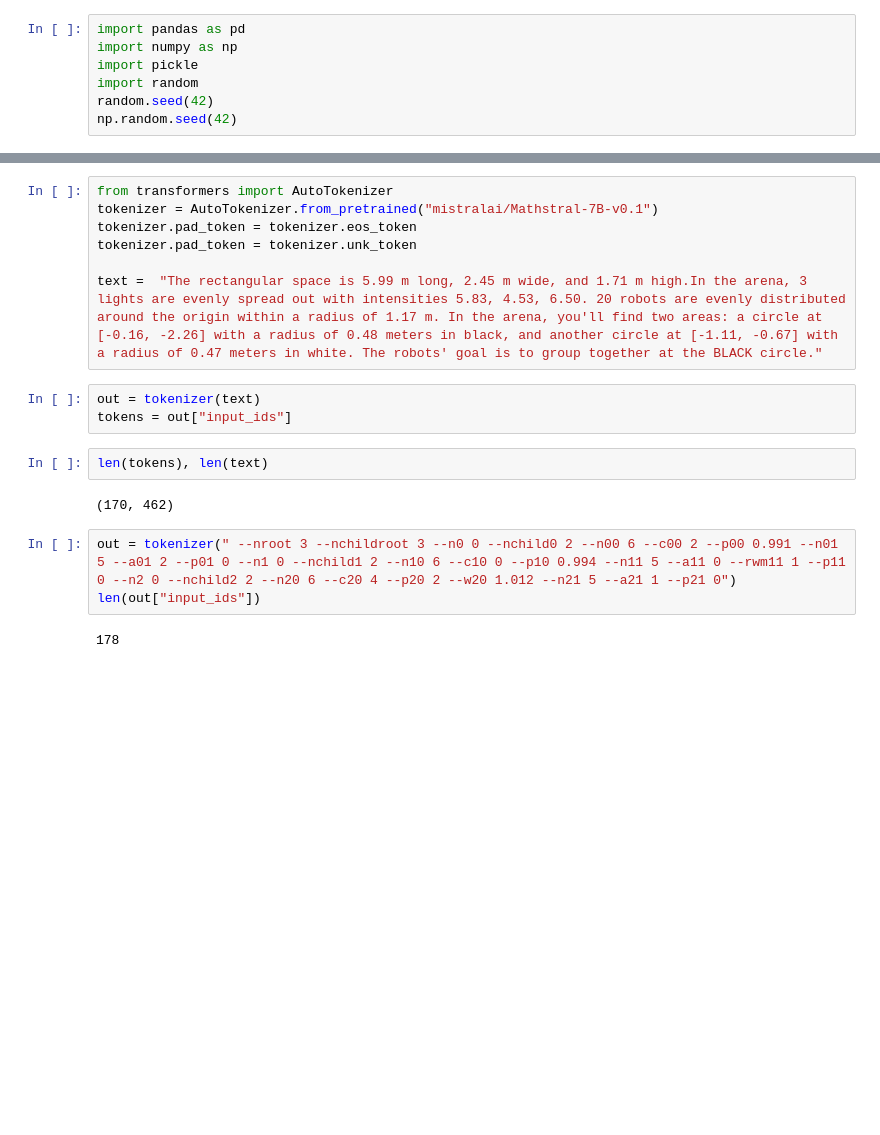
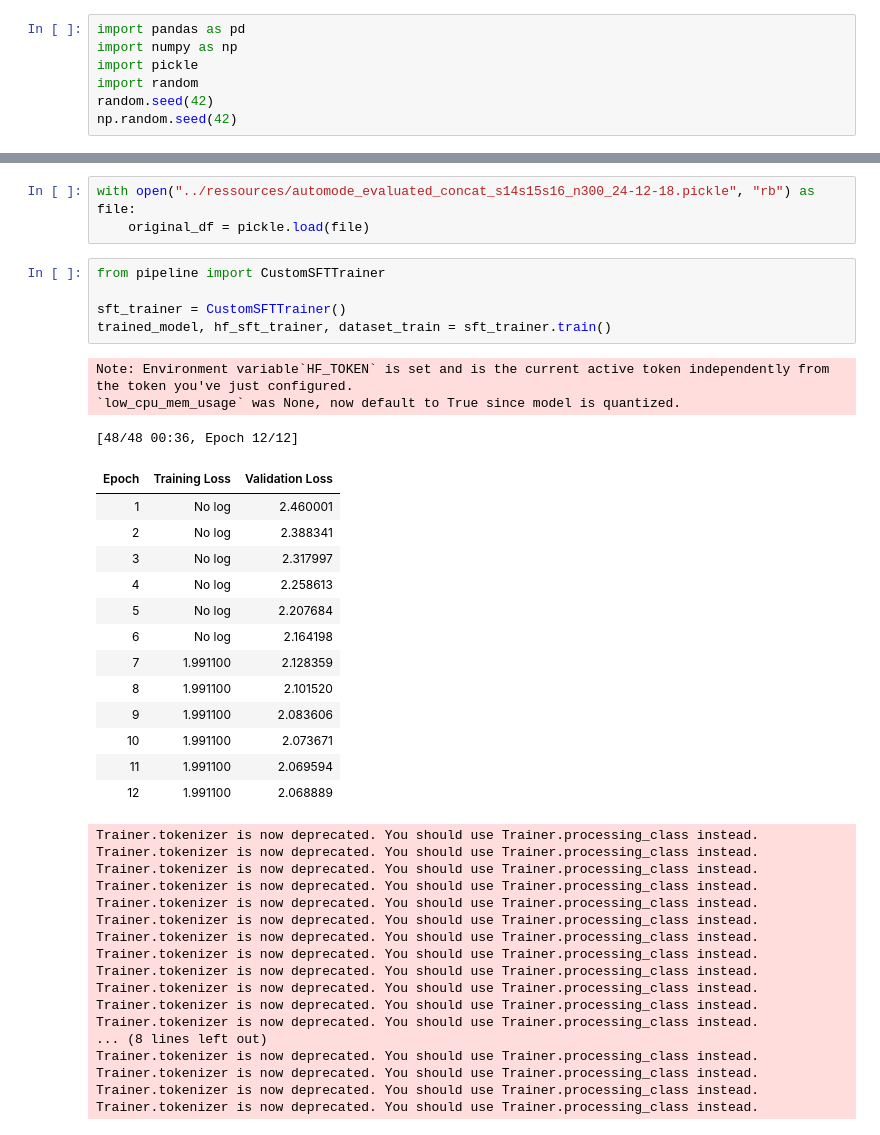
Before and after one commit to julianjandeleit/thesis_llm_collective_behavior_generation, a Jupyter notebook: analysis_notebooks/scratchboard.ipynb, the cells around one changed output, grey strips where cells are left out. Saved outputs shown, nothing was run; the diff lists cells and outputs as text; blank space fills up the shorter version.

```diff
--- a/analysis_notebooks/scratchboard.ipynb
+++ b/analysis_notebooks/scratchboard.ipynb
@@ -137,19 +11,42 @@ https://discuss.huggingface.co/t/correct-way-to-save-load-adapters-and-checkpoin
-# %%
-from transformers import AutoTokenizer
-tokenizer = AutoTokenizer.from_pretrained("mistralai/Mathstral-7B-v0.1")
-tokenizer.pad_token = tokenizer.eos_token
-tokenizer.pad_token = tokenizer.unk_token
-
-text =  "The rectangular space is 5.99 m long, 2.45 m wide, and 1.71 m high.In the arena, 3 lights are evenly spread out with intensities 5.83, 4.53, 6.50. 20 robots are evenly distributed around the origin within a radius of 1.17 m. In the arena, you'll find two areas: a circle at [-0.16, -2.26] with a radius of 0.48 meters in black, and another circle at [-1.11, -0.67] with a radius of 0.47 meters in white. The robots' goal is to group together at the BLACK circle."
-# %%
-out = tokenizer(text)
-tokens = out["input_ids"]
-# %%
-len(tokens), len(text)
-# %% [output]
-(170, 462)
-# %%
-out = tokenizer(" --nroot 3 --nchildroot 3 --n0 0 --nchild0 2 --n00 6 --c00 2 --p00 0.991 --n01 5 --a01 2 --p01 0 --n1 0 --nchild1 2 --n10 6 --c10 0 --p10 0.994 --n11 5 --a11 0 --rwm11 1 --p11 0 --n2 0 --nchild2 2 --n20 6 --c20 4 --p20 2 --w20 1.012 --n21 5 --a21 1 --p21 0")
-len(out["input_ids"])
-# %% [output]
-178
+# %%
+with open("../ressources/automode_evaluated_concat_s14s15s16_n300_24-12-18.pickle", "rb") as file:
+    original_df = pickle.load(file)
+# %%
+from pipeline import CustomSFTTrainer
+
+sft_trainer = CustomSFTTrainer()
+trained_model, hf_sft_trainer, dataset_train = sft_trainer.train()
+# %% [output]
+Note: Environment variable`HF_TOKEN` is set and is the current active token independently from the token you've just configured.
+`low_cpu_mem_usage` was None, now default to True since model is quantized.
+[48/48 00:36, Epoch 12/12]
+| Epoch | Training Loss | Validation Loss |
+| 1 | No log | 2.460001 |
+| 2 | No log | 2.388341 |
+| 3 | No log | 2.317997 |
+| 4 | No log | 2.258613 |
+| 5 | No log | 2.207684 |
+| 6 | No log | 2.164198 |
+| 7 | 1.991100 | 2.128359 |
+| 8 | 1.991100 | 2.101520 |
+| 9 | 1.991100 | 2.083606 |
+| 10 | 1.991100 | 2.073671 |
+| 11 | 1.991100 | 2.069594 |
+| 12 | 1.991100 | 2.068889 |
+Trainer.tokenizer is now deprecated. You should use Trainer.processing_class instead.
+Trainer.tokenizer is now deprecated. You should use Trainer.processing_class instead.
+Trainer.tokenizer is now deprecated. You should use Trainer.processing_class instead.
+Trainer.tokenizer is now deprecated. You should use Trainer.processing_class instead.
+Trainer.tokenizer is now deprecated. You should use Trainer.processing_class instead.
+Trainer.tokenizer is now deprecated. You should use Trainer.processing_class instead.
+Trainer.tokenizer is now deprecated. You should use Trainer.processing_class instead.
+Trainer.tokenizer is now deprecated. You should use Trainer.processing_class instead.
+Trainer.tokenizer is now deprecated. You should use Trainer.processing_class instead.
+Trainer.tokenizer is now deprecated. You should use Trainer.processing_class instead.
+Trainer.tokenizer is now deprecated. You should use Trainer.processing_class instead.
+Trainer.tokenizer is now deprecated. You should use Trainer.processing_class instead.
+... (8 lines left out)
+Trainer.tokenizer is now deprecated. You should use Trainer.processing_class instead.
+Trainer.tokenizer is now deprecated. You should use Trainer.processing_class instead.
+Trainer.tokenizer is now deprecated. You should use Trainer.processing_class instead.
+Trainer.tokenizer is now deprecated. You should use Trainer.processing_class instead.
```
Also changed, not shown: parts of 20 cells of this notebook, 8 other files.
